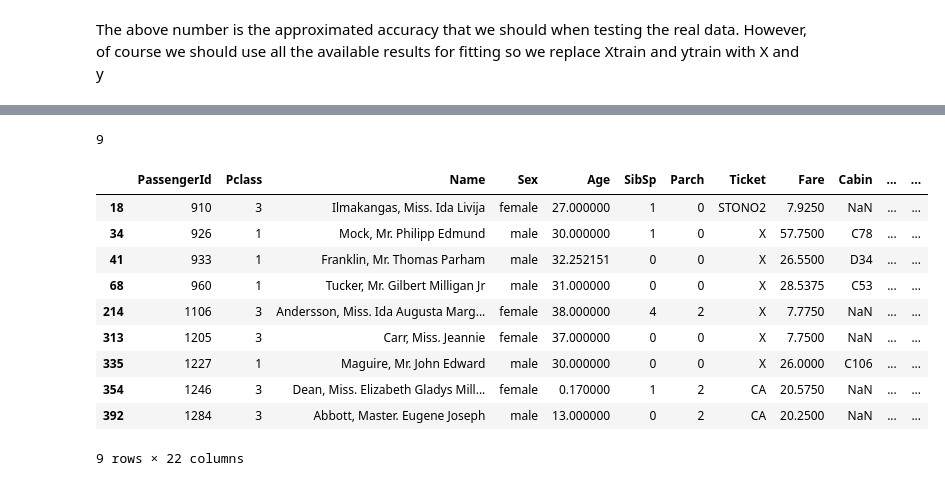
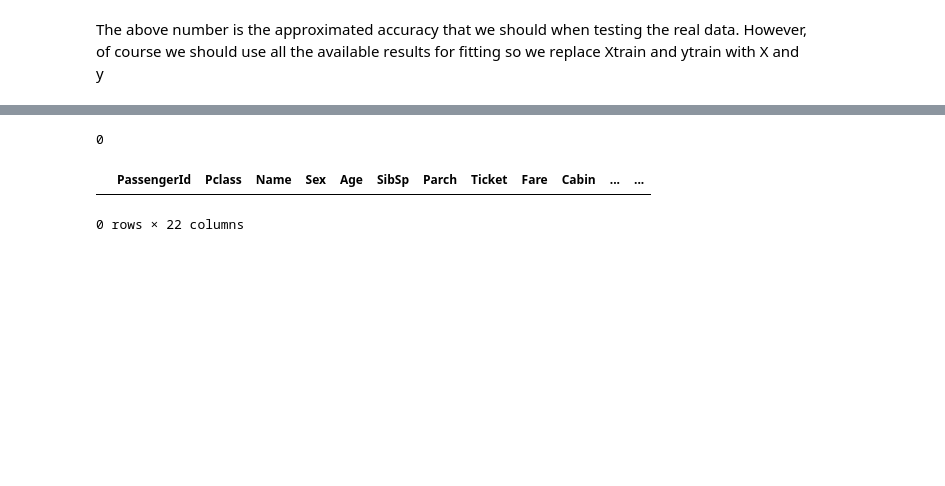
Before and after one commit to hamedrazavi/titanic_survival_prediction_kaggle, a Jupyter notebook: survival_prediction_titanic.ipynb, the cells around one changed output, grey strips where cells are left out. Cells and saved outputs as stored; diff of their text form; code cells hidden in the pictures; blank space fills up the shorter version.

```diff
--- a/survival_prediction_titanic.ipynb
+++ b/survival_prediction_titanic.ipynb
@@ -759,18 +768,9 @@ testDataTemp.head()
 # %%
 now = pd.read_csv('../predictions.csv')
-best = pd.read_csv('../predictions_score79425_4.csv')
+best = pd.read_csv('../predictions_score80382.csv')
 print(len(testData.loc[now['Survived'] != best['Survived']]))
 testData.loc[now['Survived'] != best['Survived']]
 # %% [output]
-9
+0
 |  | PassengerId | Pclass | Name | Sex | Age | SibSp | Parch | Ticket | Fare | Cabin | ... | ... |
-| 18 | 910 | 3 | Ilmakangas, Miss. Ida Livija | female | 27.000000 | 1 | 0 | STONO2 | 7.9250 | NaN | ... | ... |
-| 34 | 926 | 1 | Mock, Mr. Philipp Edmund | male | 30.000000 | 1 | 0 | X | 57.7500 | C78 | ... | ... |
-| 41 | 933 | 1 | Franklin, Mr. Thomas Parham | male | 32.252151 | 0 | 0 | X | 26.5500 | D34 | ... | ... |
-| 68 | 960 | 1 | Tucker, Mr. Gilbert Milligan Jr | male | 31.000000 | 0 | 0 | X | 28.5375 | C53 | ... | ... |
-| 214 | 1106 | 3 | Andersson, Miss. Ida Augusta Marg... | female | 38.000000 | 4 | 2 | X | 7.7750 | NaN | ... | ... |
-| 313 | 1205 | 3 | Carr, Miss. Jeannie | female | 37.000000 | 0 | 0 | X | 7.7500 | NaN | ... | ... |
-| 335 | 1227 | 1 | Maguire, Mr. John Edward | male | 30.000000 | 0 | 0 | X | 26.0000 | C106 | ... | ... |
-| 354 | 1246 | 3 | Dean, Miss. Elizabeth Gladys Mill... | female | 0.170000 | 1 | 2 | CA | 20.5750 | NaN | ... | ... |
-| 392 | 1284 | 3 | Abbott, Master. Eugene Joseph | male | 13.000000 | 0 | 2 | CA | 20.2500 | NaN | ... | ... |
-9 rows × 22 columns
+0 rows × 22 columns
```
Also changed, not shown: parts of 14 cells of this notebook.
